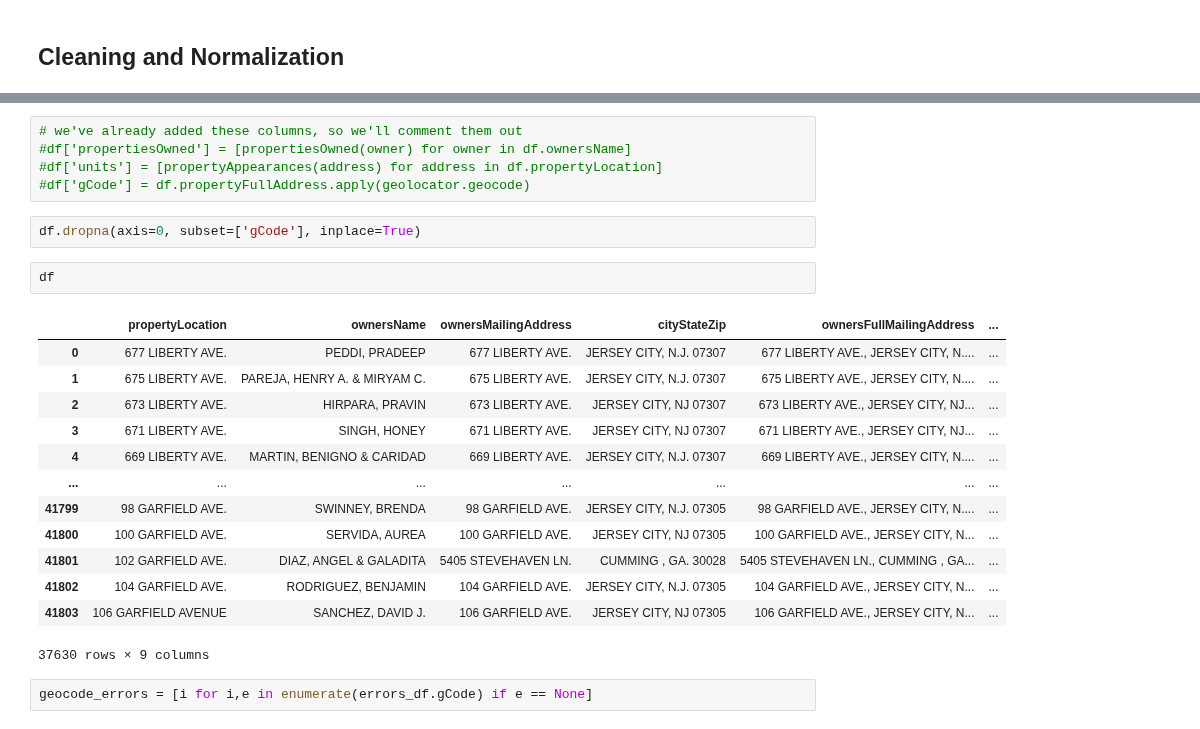
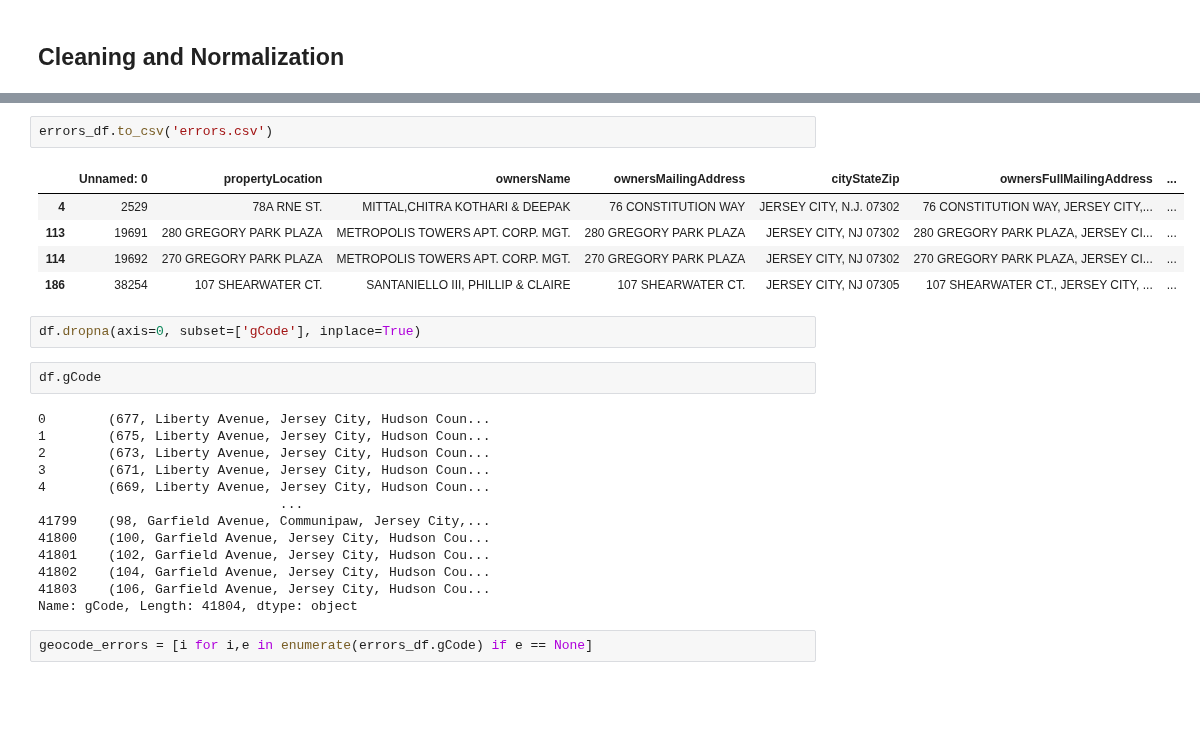
Before and after one commit to kylemichaelreaves/landlord_data, a Jupyter notebook: JC_residential.ipynb, the cells around one changed output, grey strips where cells are left out. Saved outputs shown, nothing was run; the diff lists cells and outputs as text; blank space fills up the shorter version.

```diff
--- a/JC_residential.ipynb
+++ b/JC_residential.ipynb
@@ -47,26 +124,28 @@ errors_df
-# %%
-# we've already added these columns, so we'll comment them out
-#df['propertiesOwned'] = [propertiesOwned(owner) for owner in df.ownersName]
-#df['units'] = [propertyAppearances(address) for address in df.propertyLocation]
-#df['gCode'] = df.propertyFullAddress.apply(geolocator.geocode)
+# %%
+errors_df.to_csv('errors.csv')
+# %% [output]
+|  | Unnamed: 0 | propertyLocation | ownersName | ownersMailingAddress | cityStateZip | ownersFullMailingAddress | ... |
+| 4 | 2529 | 78A RNE ST. | MITTAL,CHITRA KOTHARI & DEEPAK | 76 CONSTITUTION WAY | JERSEY CITY, N.J. 07302 | 76 CONSTITUTION WAY, JERSEY CITY,... | ... |
+| 113 | 19691 | 280 GREGORY PARK PLAZA | METROPOLIS TOWERS APT. CORP. MGT. | 280 GREGORY PARK PLAZA | JERSEY CITY, NJ 07302 | 280 GREGORY PARK PLAZA, JERSEY CI... | ... |
+| 114 | 19692 | 270 GREGORY PARK PLAZA | METROPOLIS TOWERS APT. CORP. MGT. | 270 GREGORY PARK PLAZA | JERSEY CITY, NJ 07302 | 270 GREGORY PARK PLAZA, JERSEY CI... | ... |
+| 186 | 38254 | 107 SHEARWATER CT. | SANTANIELLO III, PHILLIP & CLAIRE | 107 SHEARWATER CT. | JERSEY CITY, NJ 07305 | 107 SHEARWATER CT., JERSEY CITY, ... | ... |
 # %%
 df.dropna(axis=0, subset=['gCode'], inplace=True)
 # %%
-df
+df.gCode
 # %% [output]
-|  | propertyLocation | ownersName | ownersMailingAddress | cityStateZip | ownersFullMailingAddress | ... |
-| 0 | 677 LIBERTY AVE. | PEDDI, PRADEEP | 677 LIBERTY AVE. | JERSEY CITY, N.J. 07307 | 677 LIBERTY AVE., JERSEY CITY, N.... | ... |
-| 1 | 675 LIBERTY AVE. | PAREJA, HENRY A. & MIRYAM C. | 675 LIBERTY AVE. | JERSEY CITY, N.J. 07307 | 675 LIBERTY AVE., JERSEY CITY, N.... | ... |
-| 2 | 673 LIBERTY AVE. | HIRPARA, PRAVIN | 673 LIBERTY AVE. | JERSEY CITY, NJ 07307 | 673 LIBERTY AVE., JERSEY CITY, NJ... | ... |
-| 3 | 671 LIBERTY AVE. | SINGH, HONEY | 671 LIBERTY AVE. | JERSEY CITY, NJ 07307 | 671 LIBERTY AVE., JERSEY CITY, NJ... | ... |
-| 4 | 669 LIBERTY AVE. | MARTIN, BENIGNO & CARIDAD | 669 LIBERTY AVE. | JERSEY CITY, N.J. 07307 | 669 LIBERTY AVE., JERSEY CITY, N.... | ... |
-| ... | ... | ... | ... | ... | ... | ... |
-| 41799 | 98 GARFIELD AVE. | SWINNEY, BRENDA | 98 GARFIELD AVE. | JERSEY CITY, N.J. 07305 | 98 GARFIELD AVE., JERSEY CITY, N.... | ... |
-| 41800 | 100 GARFIELD AVE. | SERVIDA, AUREA | 100 GARFIELD AVE. | JERSEY CITY, NJ 07305 | 100 GARFIELD AVE., JERSEY CITY, N... | ... |
-| 41801 | 102 GARFIELD AVE. | DIAZ, ANGEL & GALADITA | 5405 STEVEHAVEN LN. | CUMMING , GA. 30028 | 5405 STEVEHAVEN LN., CUMMING , GA... | ... |
-| 41802 | 104 GARFIELD AVE. | RODRIGUEZ, BENJAMIN | 104 GARFIELD AVE. | JERSEY CITY, N.J. 07305 | 104 GARFIELD AVE., JERSEY CITY, N... | ... |
-| 41803 | 106 GARFIELD AVENUE | SANCHEZ, DAVID J. | 106 GARFIELD AVE. | JERSEY CITY, NJ 07305 | 106 GARFIELD AVE., JERSEY CITY, N... | ... |
-37630 rows × 9 columns
+0        (677, Liberty Avenue, Jersey City, Hudson Coun...
+1        (675, Liberty Avenue, Jersey City, Hudson Coun...
+2        (673, Liberty Avenue, Jersey City, Hudson Coun...
+3        (671, Liberty Avenue, Jersey City, Hudson Coun...
+4        (669, Liberty Avenue, Jersey City, Hudson Coun...
+                               ...
+41799    (98, Garfield Avenue, Communipaw, Jersey City,...
+41800    (100, Garfield Avenue, Jersey City, Hudson Cou...
+41801    (102, Garfield Avenue, Jersey City, Hudson Cou...
+41802    (104, Garfield Avenue, Jersey City, Hudson Cou...
+41803    (106, Garfield Avenue, Jersey City, Hudson Cou...
+Name: gCode, Length: 41804, dtype: object
 # %%
 geocode_errors = [i for i,e in enumerate(errors_df.gCode) if e == None]
 # %%
```
Also changed, not shown: parts of 19 cells of this notebook, 3 other files.
